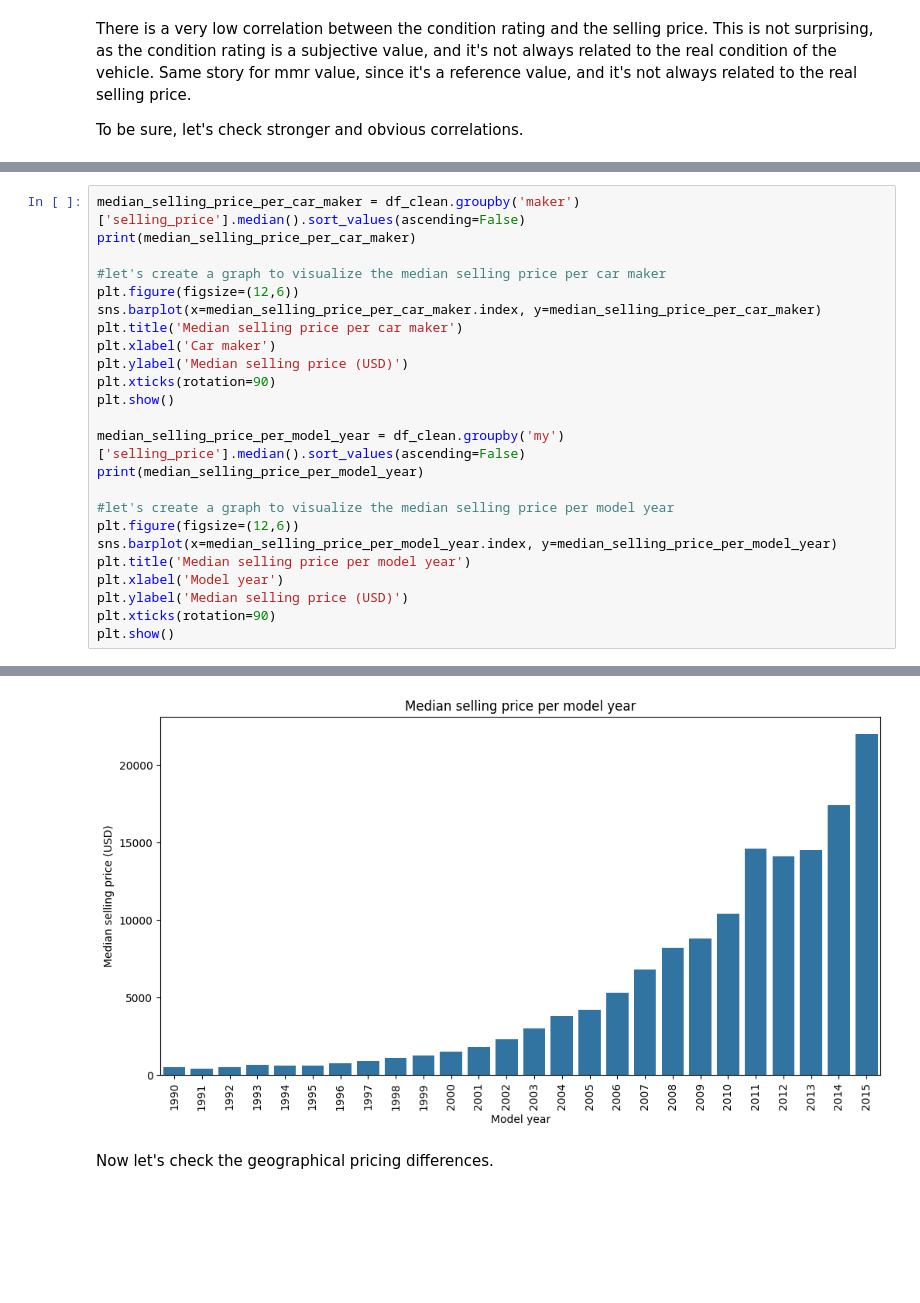
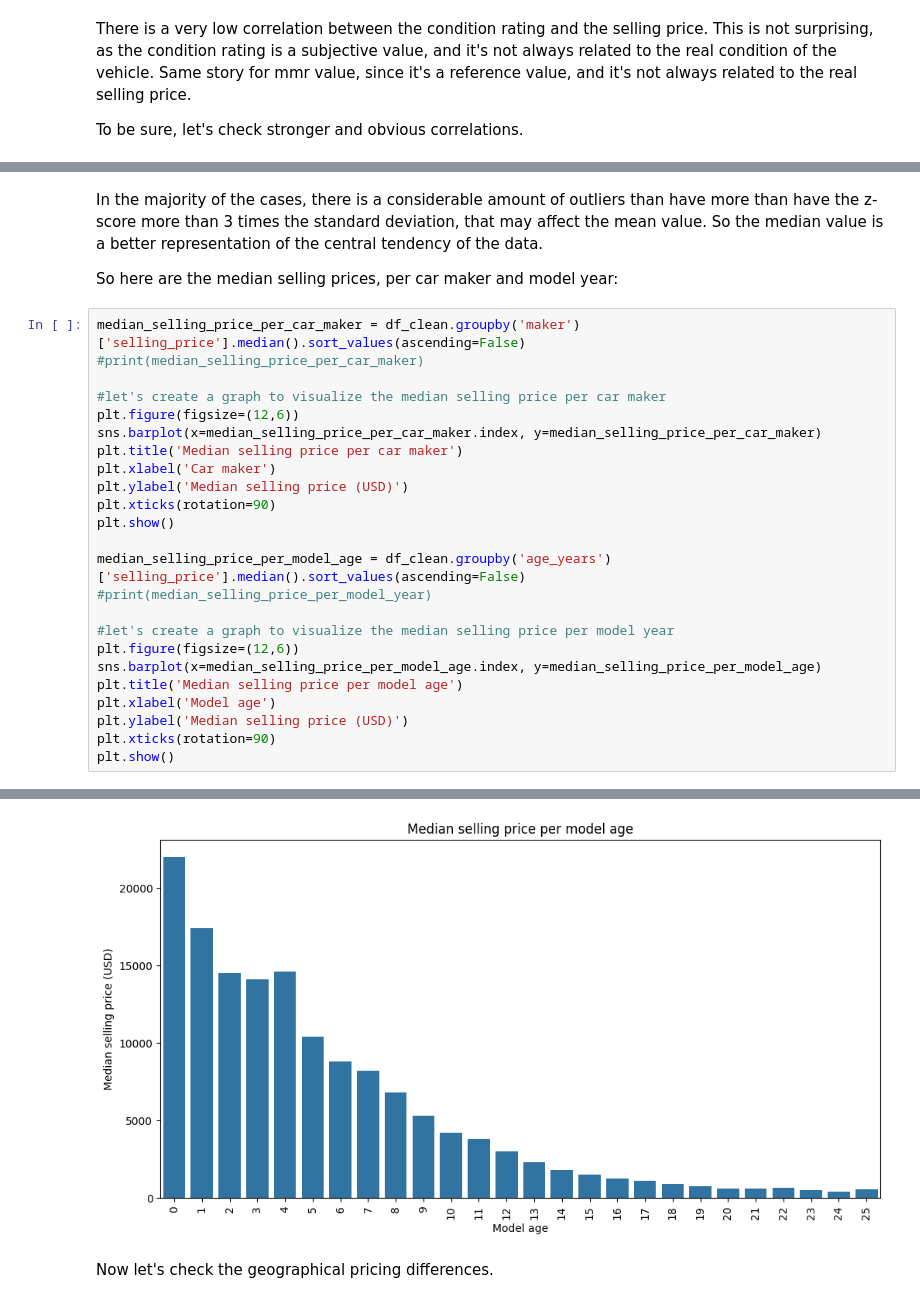
Before and after one commit to wizard86pz/cars_sales_us, a Jupyter notebook: ETL_cars.ipynb, the cells around one changed output, grey strips where cells are left out. Saved outputs shown, nothing was run; the diff lists cells and outputs as text; blank space fills up the shorter version.

```diff
--- a/ETL_cars.ipynb
+++ b/ETL_cars.ipynb
@@ -794,6 +818,10 @@ So here are the media selling prices, per car maker and model year:
+# %% [markdown]
+In the majority of the cases, there is a considerable amount of outliers than have more than have the z-score more than 3 times the standard deviation, that may affect the mean value. So the median value is a better representation of the central tendency of the data.
+
+So here are the median selling prices, per car maker and model year:
 # %%
 median_selling_price_per_car_maker = df_clean.groupby('maker')['selling_price'].median().sort_values(ascending=False)
-print(median_selling_price_per_car_maker)
+#print(median_selling_price_per_car_maker)
 
 #let's create a graph to visualize the median selling price per car maker
 plt.figure(figsize=(12,6))
@@ -804,14 +832,14 @@ plt.ylabel('Median selling price (USD)')
 plt.xticks(rotation=90)
 plt.show()
 
-median_selling_price_per_model_year = df_clean.groupby('my')['selling_price'].median().sort_values(ascending=False)
-print(median_selling_price_per_model_year)
+median_selling_price_per_model_age = df_clean.groupby('age_years')['selling_price'].median().sort_values(ascending=False)
+#print(median_selling_price_per_model_year)
 
 #let's create a graph to visualize the median selling price per model year
 plt.figure(figsize=(12,6))
-sns.barplot(x=median_selling_price_per_model_year.index, y=median_selling_price_per_model_year)
-plt.title('Median selling price per model year')
-plt.xlabel('Model year')
+sns.barplot(x=median_selling_price_per_model_age.index, y=median_selling_price_per_model_age)
+plt.title('Median selling price per model age')
+plt.xlabel('Model age')
 plt.ylabel('Median selling price (USD)')
 plt.xticks(rotation=90)
 plt.show()
@@ -854,4 +848,4 @@ Name: selling_price, dtype: float64
-[figure, old version]
+[figure, new version]
 # %% [markdown]
 Now let's check the geographical pricing differences.
 # %%
```
Also changed, not shown: parts of 12 cells of this notebook.
